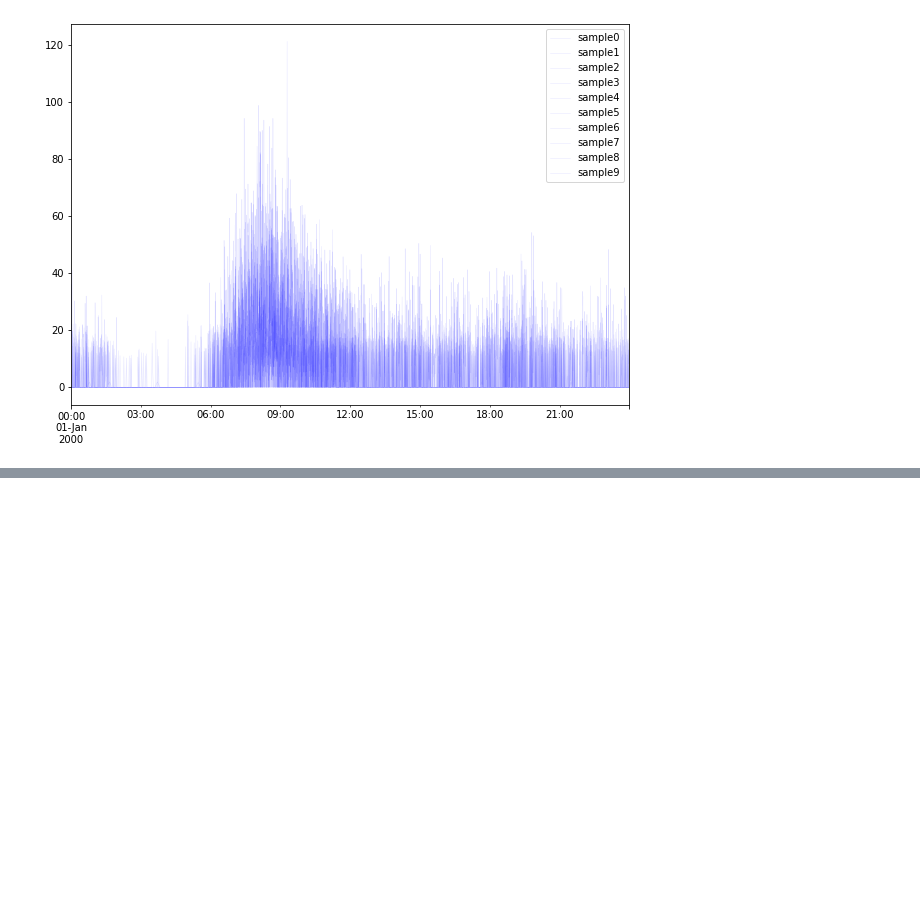
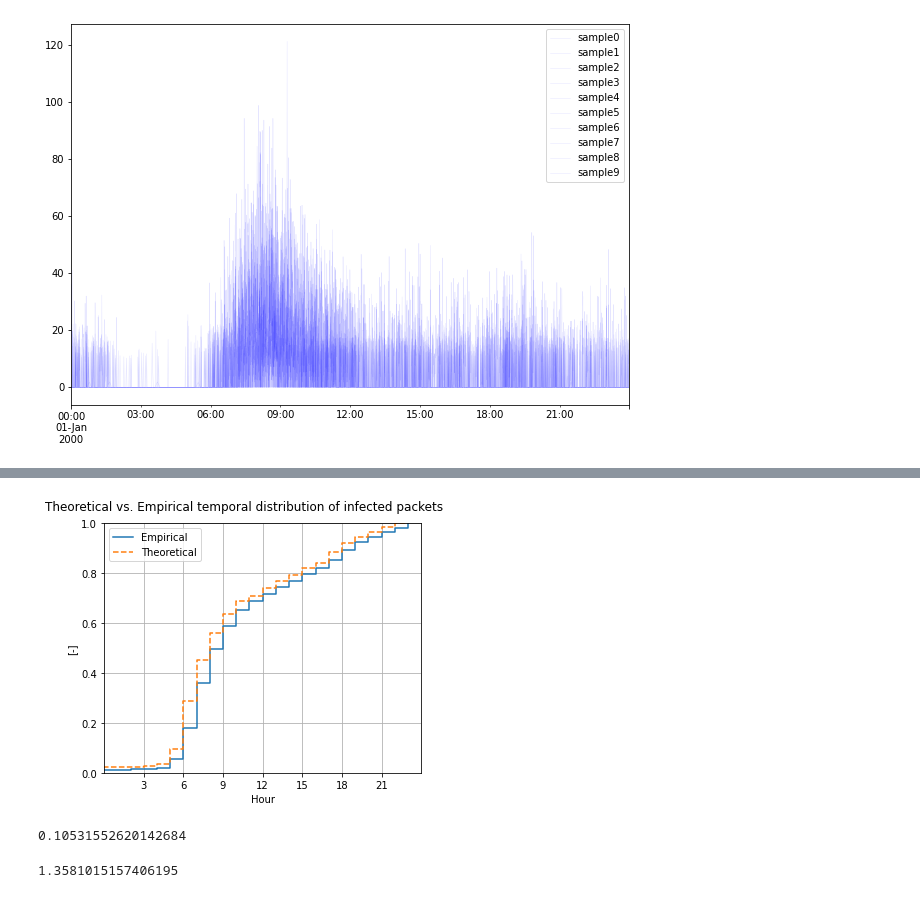
Before and after one commit to alBartig/SWMMpulse, a Jupyter notebook: eval_check_simdata.ipynb, the cells around one changed output, grey strips where cells are left out. Cells and saved outputs as stored; diff of their text form; code cells hidden in the pictures; blank space fills up the shorter version.

```diff
--- a/eval_check_simdata.ipynb
+++ b/eval_check_simdata.ipynb
@@ -213,0 +266,43 @@ plt.savefig(fdir/"timeseries_alpha.png")
+# %%
+from scipy.stats import kstest
+
+mc_dis_24h = df_distribution.groupby("hour").sum().values
+mc_cum_24h = np.cumsum(mc_dis_24h) / np.sum(mc_dis_24h)
+org_cum_24h = np.cumsum(DEFAULT.PATTERN_BRISTOL)/100
+
+p_value = kstest(mc_cum_24h, org_cum_24h, N=24)
+
+pd.DataFrame(mc_cum_24h)
+
+fig, ax = plt.subplots(figsize=[5,4.3], constrained_layout=True)
+
+fig.suptitle("Theoretical vs. Empirical temporal distribution of infected packets")
+
+ax.set(xlabel="Hour", ylabel="[-]", xticks=np.arange(3,24,3), xlim=[0,24], ylim=[0,1])
+ax.grid()
+
+ax.step(x=np.arange(0,24,1), y=mc_cum_24h, where="post")
+ax.step(x=np.arange(0,24,1), y=org_cum_24h, linestyle="dashed", linewidth=1.5)
+
+ax.legend(["Empirical", "Theoretical"])
+
+plt.savefig(fdir/"plots"/"grfk_kolmogorov_smirnov"/"ks-test.png")
+plt.savefig(fdir/"plots"/"grfk_kolmogorov_smirnov"/"ks-test.svg")
+# %% [output]
+[figure, added]
+# %%
+abs_error_post = np.abs(mc_cum_24h - org_cum_24h)
+mc_cum_24h_pre = np.roll(mc_cum_24h, 1)
+mc_cum_24h_pre[0] = 0
+abs_error_pre = np.abs(mc_cum_24h_pre - org_cum_24h)
+max_error = np.max([abs_error_pre, abs_error_post])
+max_error
+#np.array([mc_cum_24h,org_cum_24h, abs_error]).T
+# %% [output]
+0.10531552620142684
+# %%
+alpha = 0.05
+Kalpha = np.sqrt(np.log(2/alpha)/2)
+np.sqrt(24**2)
+# %% [output]
+1.3581015157406195
```
Also changed, not shown: parts of 18 cells of this notebook, 3 other files.
